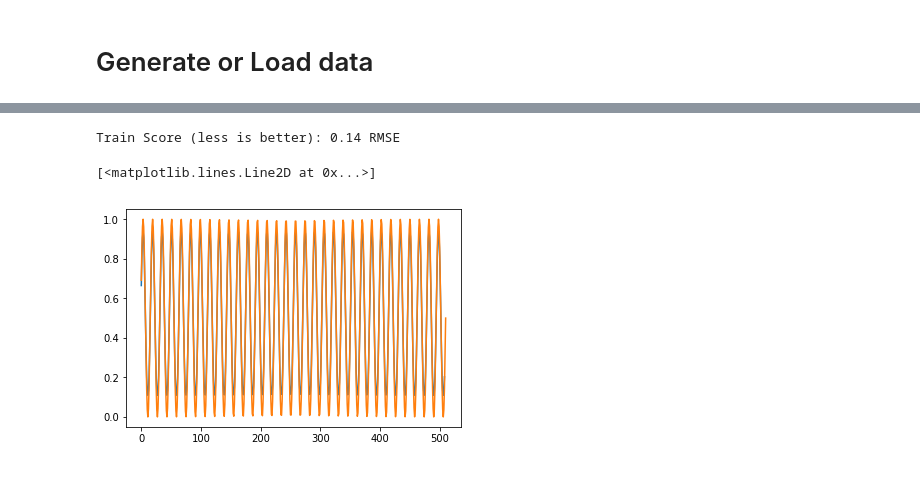
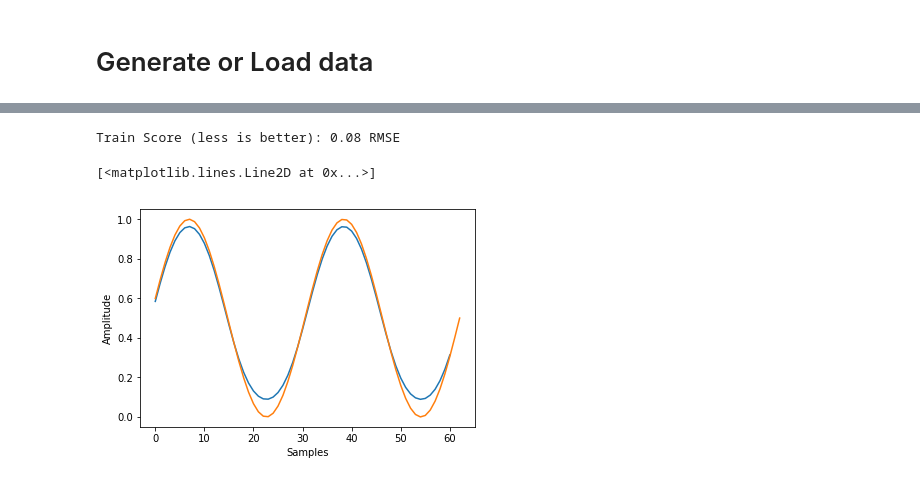
Before and after one commit to rodrigodzf/ML_FA, a Jupyter notebook: LSTM.ipynb, the cells around one changed output, grey strips where cells are left out. Cells and saved outputs as stored; diff of their text form; code cells hidden in the pictures.

```diff
--- a/LSTM.ipynb
+++ b/LSTM.ipynb
@@ -31,23 +19,13 @@ import matplotlib.pyplot as plt
 # fix random seed for reproducibility
 np.random.seed(7)
 
-# import raw dataset
-# alphabet = "ABCDEFGHIJKLMNOPQRSTUVWXYZ"
-# create mapping of characters to integers (0-25) and the reverse
-# char_to_int = dict((c, i) for i, c in enumerate(alphabet))
-# int_to_char = dict((i, c) for i, c in enumerate(alphabet))
-
 # generate sine
 Fs = 32000 # sample rate
-Freq = 2000 # frequency
-samples = 512 # samples
+Freq = 1000 # frequency
+samples = 64 # samples
 t = np.linspace(0, 1/Fs * samples, samples) # generate samples
-# sine = .5 * signal.sawtooth( 0.5 * (2 * np.pi) * Freq * t)
 sine = .5 * np.sin(2 * np.pi * Freq * t)
 sine = sine + .5; # offset
-
-# sine.shape
-# saw = np.sin(2 * np.pi * Freq * t)
 # %%
 plt.plot(t, sine)
 plt.grid()
@@ -118,34 +77,24 @@ model = Sequential()
 model.add(LSTM(2, input_shape=(X.shape[1], X.shape[2])))
 model.add(Dense(y.shape[1]))
 model.compile(loss='mean_squared_error', optimizer='adam')
-# model.compile(loss='mean_squared_error', optimizer='adam')
 
-
-
-# model.fit(X, y, epochs=10, batch_size=1, verbose=2)
 model.fit(X, y, epochs=1000, batch_size=len(dataX), verbose=0, shuffle=False)
 
-# summarize performance of the model
-# TODO: this doesnt work for regression
-# scores = model.evaluate(X, y, verbose=0)
-# print("Model Accuracy: %.2f%%" % (scores[1]*100))
-
 # calculate root mean squared error
-# trainScore = math.sqrt(mean_squared_error(trainY[0], trainPredict[:,0]))
 trainScore = np.sqrt(mean_squared_error(model.predict(X), y))
 print('Train Score (less is better): %.2f RMSE' % (trainScore))
-# testScore = math.sqrt(mean_squared_error(testY[0], testPredict[:,0]))
-# print('Test Score: %.2f RMSE' % (testScore))
 # %% [output]
-Train Score (less is better): 0.14 RMSE
+Train Score (less is better): 0.08 RMSE
 # %%
 # print(model.predict(X))
 # plt.plot(model.predict(X[1:30,:]))
 plt.plot(model.predict(X)[1:-1])
+plt.xlabel("Samples")
+plt.ylabel("Amplitude")
 plt.plot(y)
 # %% [output]
 [<matplotlib.lines.Line2D at 0x...>]
-[figure, old version]
+[figure, new version]
 # %%
 # Generate
 generated_signal = []
```
Also changed, not shown: parts of 10 cells of this notebook.
